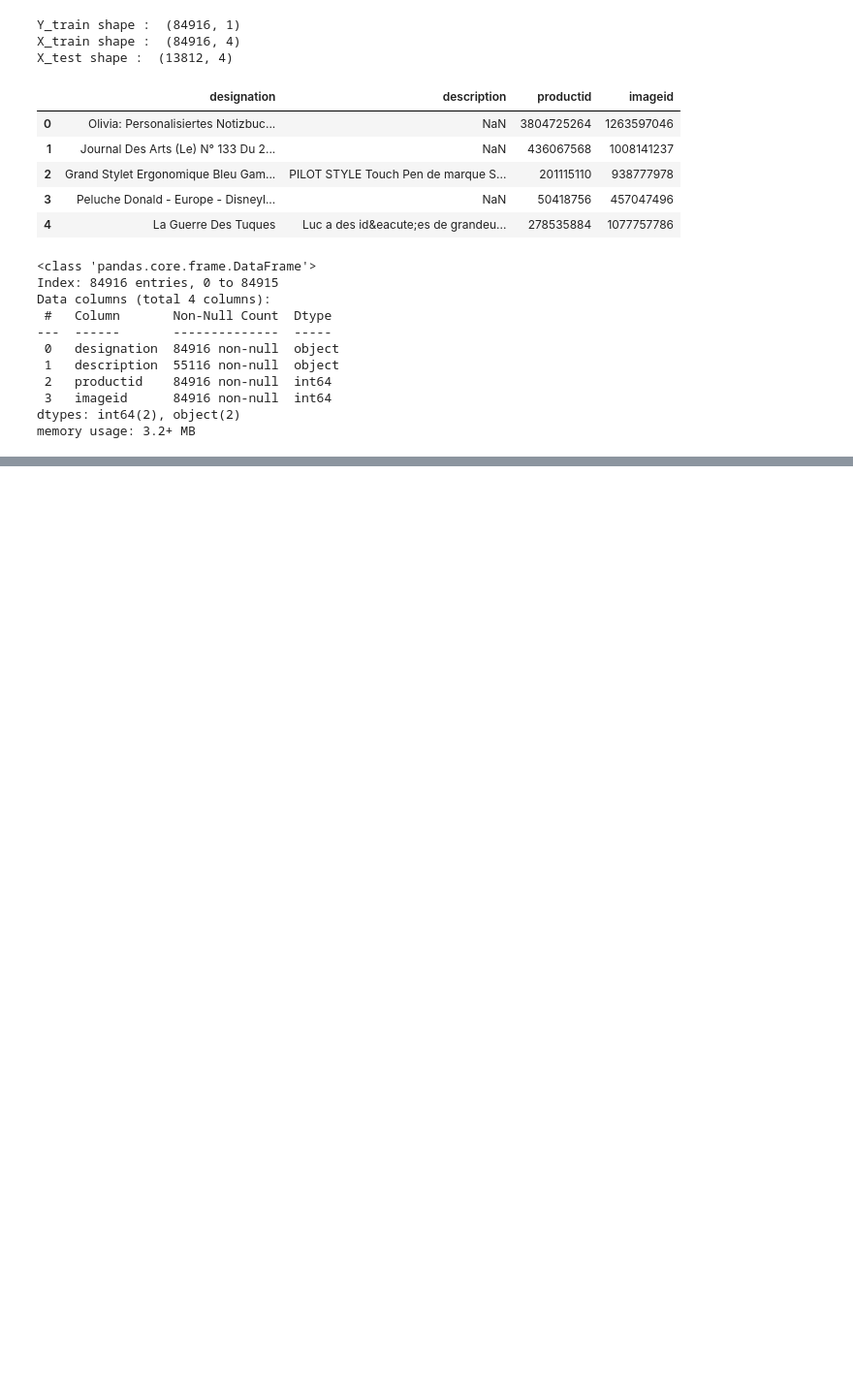
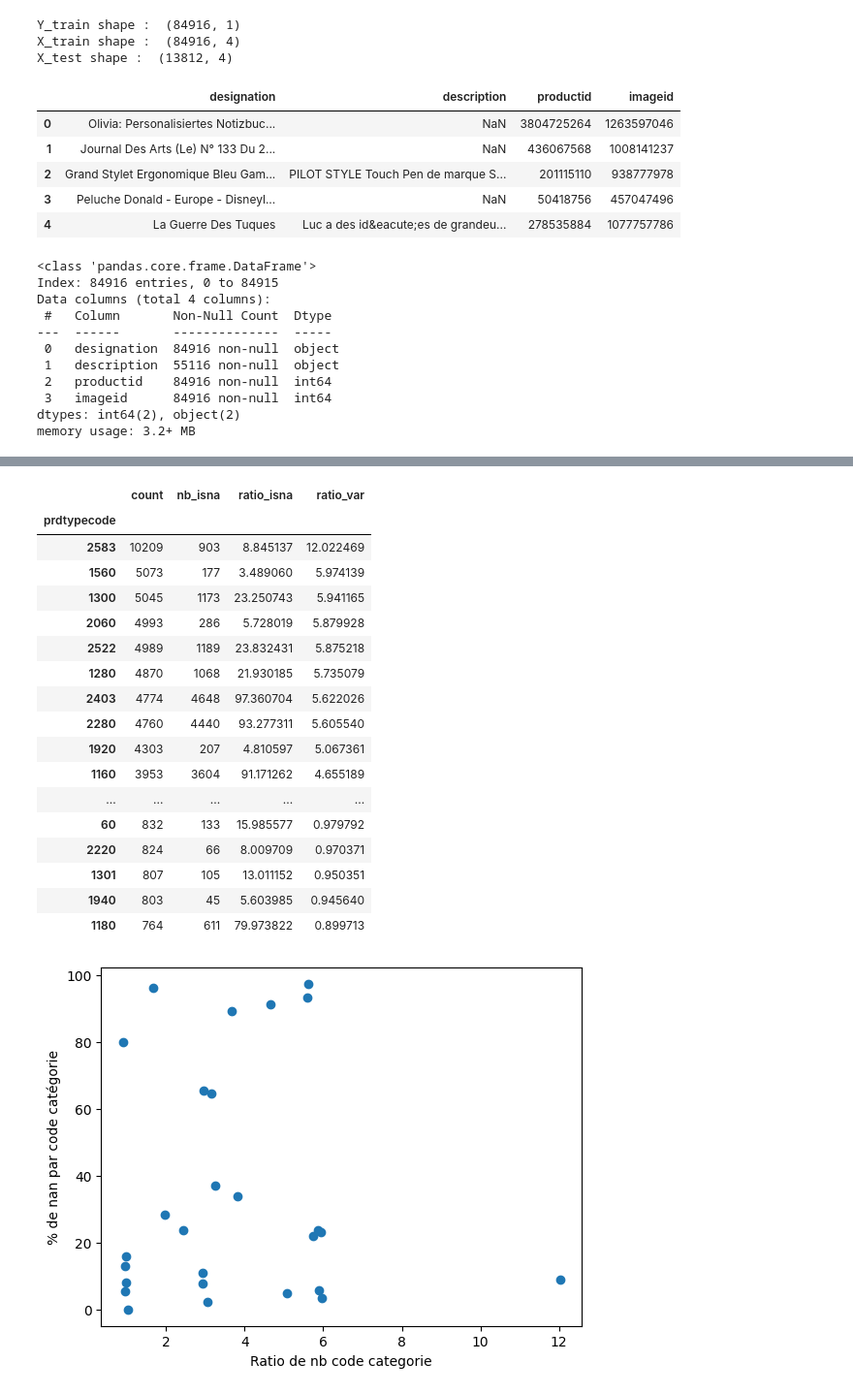
Before and after one commit to oisnard/ProjetFilRouge, a Jupyter notebook: Src/exploration.ipynb, the cells around one changed output, grey strips where cells are left out. Shown: that part at 97% size. Cells and saved outputs as stored; diff of their text form; code cells hidden in the pictures; blank space fills up the shorter version.

```diff
--- a/Src/exploration.ipynb
+++ b/Src/exploration.ipynb
@@ -81,0 +142,49 @@ Passing `palette` without assigning `hue` is deprecated and will be removed in v
+# %%
+
+#index_xt = X_train.index
+#index_yt = y_train.index
+#diff = index_xt - index_yt
+
+#df = pd.concat([X_train, y_train], axis=1)
+df.head()
+
+xtrain_isna = X_train.isna()
+df = pd.concat([xtrain_isna, y_train], axis=1)
+tmp = df.groupby('prdtypecode')['description'].agg('sum')
+tmp
+#sns.barplot(x=tmp.index, y=tmp.values, order=tmp.index, palette='viridis')
+#plt.xticks(rotation=90)
+#plt.xlabel("Product Category Code")
+#plt.ylabel("Distribution (en %)")
+#plt.title("Distribution des codes de catégorie produit")
+
+eval_isna = pd.DataFrame(data=y_train_count, index=y_train_count.index)
+eval_isna['nb_isna'] = eval_isna.apply(lambda x: tmp[x.index])
+eval_isna['ratio_isna'] = eval_isna['nb_isna'] / eval_isna['count'] * 100.
+eval_isna['ratio_var'] = eval_isna['count'] / X_train.shape[0] * 100.
+display(eval_isna.head(27))
+
+plt.scatter(x=eval_isna['ratio_var'], y=eval_isna['ratio_isna'])
+plt.xlabel('Ratio de nb code categorie')
+plt.ylabel('% de nan par code catégorie')
+plt.show()
+# %% [output]
+|  | count | nb_isna | ratio_isna | ratio_var |
+| prdtypecode |  |  |  |  |
+| 2583 | 10209 | 903 | 8.845137 | 12.022469 |
+| 1560 | 5073 | 177 | 3.489060 | 5.974139 |
+| 1300 | 5045 | 1173 | 23.250743 | 5.941165 |
+| 2060 | 4993 | 286 | 5.728019 | 5.879928 |
+| 2522 | 4989 | 1189 | 23.832431 | 5.875218 |
+| 1280 | 4870 | 1068 | 21.930185 | 5.735079 |
+| 2403 | 4774 | 4648 | 97.360704 | 5.622026 |
+| 2280 | 4760 | 4440 | 93.277311 | 5.605540 |
+| 1920 | 4303 | 207 | 4.810597 | 5.067361 |
+| 1160 | 3953 | 3604 | 91.171262 | 4.655189 |
+| ... | ... | ... | ... | ... |
+| 60 | 832 | 133 | 15.985577 | 0.979792 |
+| 2220 | 824 | 66 | 8.009709 | 0.970371 |
+| 1301 | 807 | 105 | 13.011152 | 0.950351 |
+| 1940 | 803 | 45 | 5.603985 | 0.945640 |
+| 1180 | 764 | 611 | 79.973822 | 0.899713 |
+[figure, added]
```
Also changed, not shown: parts of 3 cells of this notebook.
